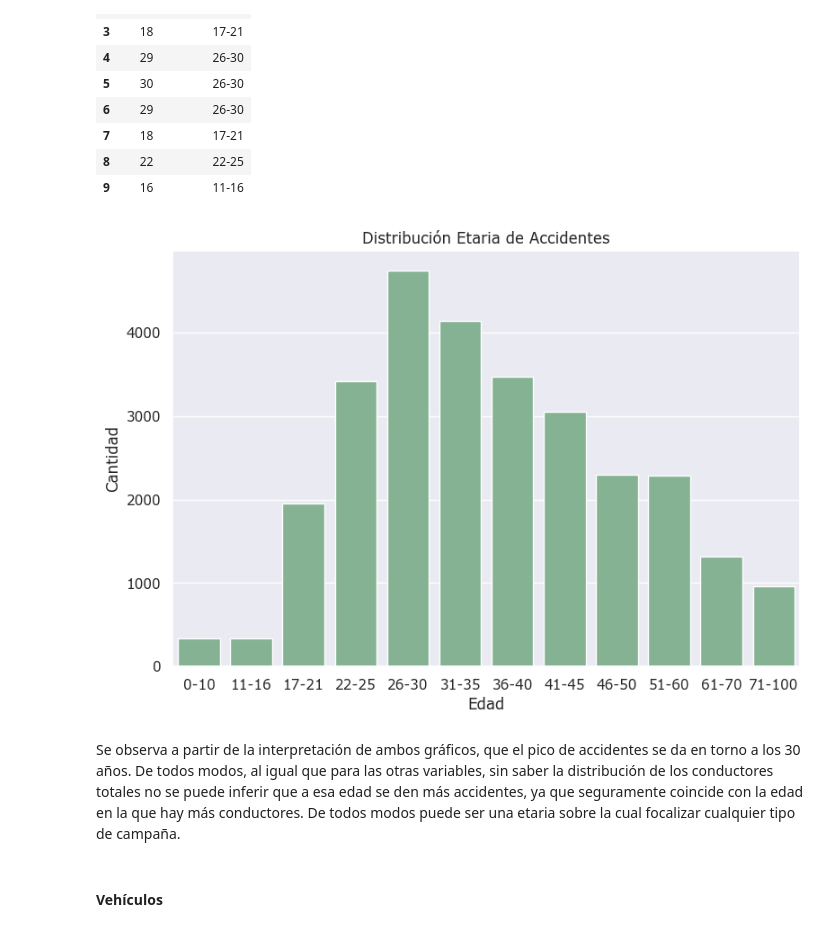
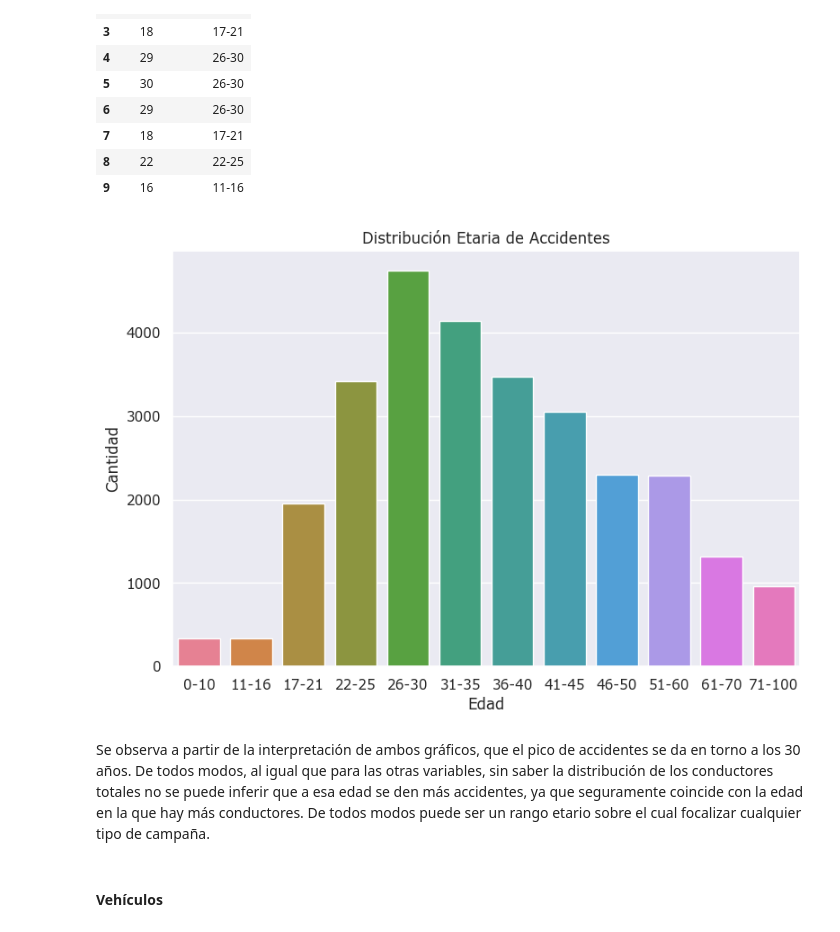
Before and after one commit to chelo1003/Henry_PI2_Accidentes, a Jupyter notebook: EDA/3_EDA_analisis.ipynb, the cells around one changed output. Saved outputs shown, nothing was run; the diff lists cells and outputs as text; code cells hidden in the pictures.

```diff
--- a/EDA/3_EDA_analisis.ipynb
+++ b/EDA/3_EDA_analisis.ipynb
@@ -121,16 +121,16 @@ rango = df_accidentes["rango_etario"].value_counts()
 rango.sort_index(inplace=True)
 # %%
 plt.figure(figsize=(9,6))
-sns.set_theme(style="darkgrid",palette='crest',font="Verdana",font_scale=1)
-sns.barplot(x=rango.index, y=rango)
+sns.set_theme(style="darkgrid",palette='rocket',font="Verdana",font_scale=1)
+sns.barplot(x=rango.index, y=rango, hue=rango.index)
 plt.title('Distribución Etaria de Accidentes')
 plt.xlabel('Edad')
 plt.ylabel("Cantidad")
 plt.show()
 # %% [output]
-[figure, old version]
+[figure, new version]
 # %% [markdown]
-Se observa a partir de la interpretación de ambos gráficos, que el pico de accidentes se da en torno a los 30 años. De todos modos, al igual que para las otras variables, sin saber la distribución de los conductores totales no se puede inferir que a esa edad se den más accidentes, ya que seguramente coincide con la edad en la que hay más conductores. De todos modos puede ser una etaria sobre la cual focalizar cualquier tipo de campaña.
+Se observa a partir de la interpretación de ambos gráficos, que el pico de accidentes se da en torno a los 30 años. De todos modos, al igual que para las otras variables, sin saber la distribución de los conductores totales no se puede inferir que a esa edad se den más accidentes, ya que seguramente coincide con la edad en la que hay más conductores. De todos modos puede ser un rango etario sobre el cual focalizar cualquier tipo de campaña.
 # %%
 # Guardar el csv con el rango etario
 df_accidentes.to_csv("accidentes_2.csv", index=False)
```
Also changed, not shown: parts of 46 cells of this notebook.
